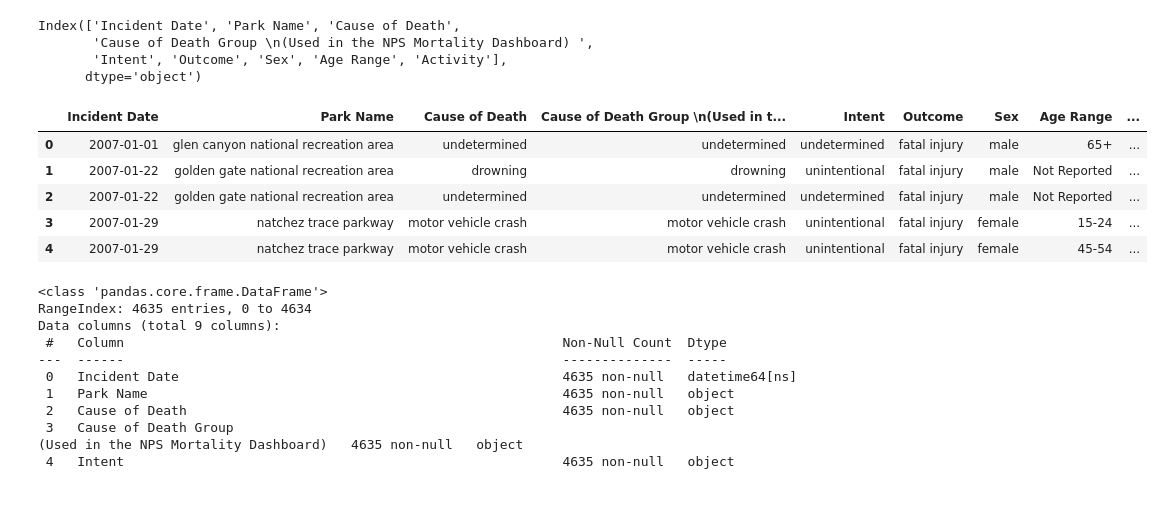
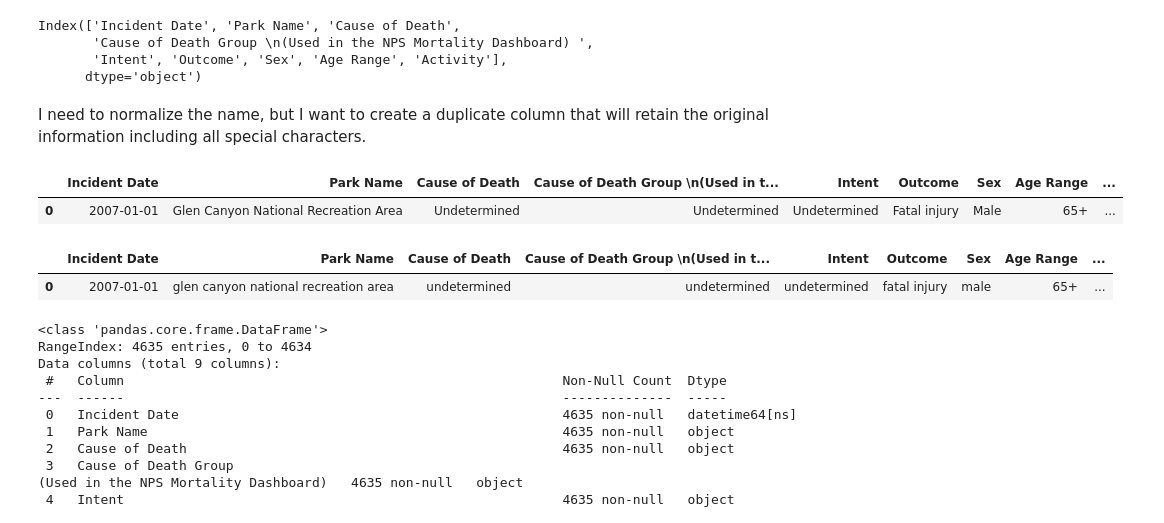
Before and after one commit to jeccalong/NPS_Mortality_Analysis, a Jupyter notebook: Notebooks/aquisitionAndCleaning.ipynb, the cells around one changed output. Drawn from its saved outputs; the diff is of its cells as text; code cells hidden in the pictures; blank space fills up the shorter version.

Commit message:
Prepped mortality data tables

```diff
--- a/Notebooks/aquisitionAndCleaning.ipynb
+++ b/Notebooks/aquisitionAndCleaning.ipynb
@@ -73,6 +73,15 @@ Index(['Incident Date', 'Park Name', 'Cause of Death',
        'Cause of Death Group \n(Used in the NPS Mortality Dashboard) ',
        'Intent', 'Outcome', 'Sex', 'Age Range', 'Activity'],
       dtype='object')
+# %% [markdown]
+I need to normalize the name, but I want to create a duplicate column that will retain the original information including all special characters.
+# %%
+df['original_name'] = df['Park Name'].copy()
+
+df.head(1)
+# %% [output]
+|  | Incident Date | Park Name | Cause of Death | Cause of Death Group \n(Used in t... | Intent | Outcome | Sex | Age Range | ... |
+| 0 | 2007-01-01 | Glen Canyon National Recreation Area | Undetermined | Undetermined | Undetermined | Fatal injury | Male | 65+ | ... |
 # %%
 cols = ["Park Name",
         "Intent",
@@ -80,18 +89,15 @@ cols = ["Park Name",
         "Cause of Death",
         "Cause of Death Group \n(Used in the NPS Mortality Dashboard) ",
         "Sex",
+        "Age Range",
         "Activity"]
 
 df[cols] = df[cols].apply(clean)
 # %%
-df.head()
+df.head(1)
 # %% [output]
 |  | Incident Date | Park Name | Cause of Death | Cause of Death Group \n(Used in t... | Intent | Outcome | Sex | Age Range | ... |
 | 0 | 2007-01-01 | glen canyon national recreation area | undetermined | undetermined | undetermined | fatal injury | male | 65+ | ... |
-| 1 | 2007-01-22 | golden gate national recreation area | drowning | drowning | unintentional | fatal injury | male | Not Reported | ... |
-| 2 | 2007-01-22 | golden gate national recreation area | undetermined | undetermined | undetermined | fatal injury | male | Not Reported | ... |
-| 3 | 2007-01-29 | natchez trace parkway | motor vehicle crash | motor vehicle crash | unintentional | fatal injury | female | 15-24 | ... |
-| 4 | 2007-01-29 | natchez trace parkway | motor vehicle crash | motor vehicle crash | unintentional | fatal injury | female | 45-54 | ... |
 # %%
 df.info()
 # %% [output]
```
Also changed, not shown: parts of 25 cells of this notebook.
